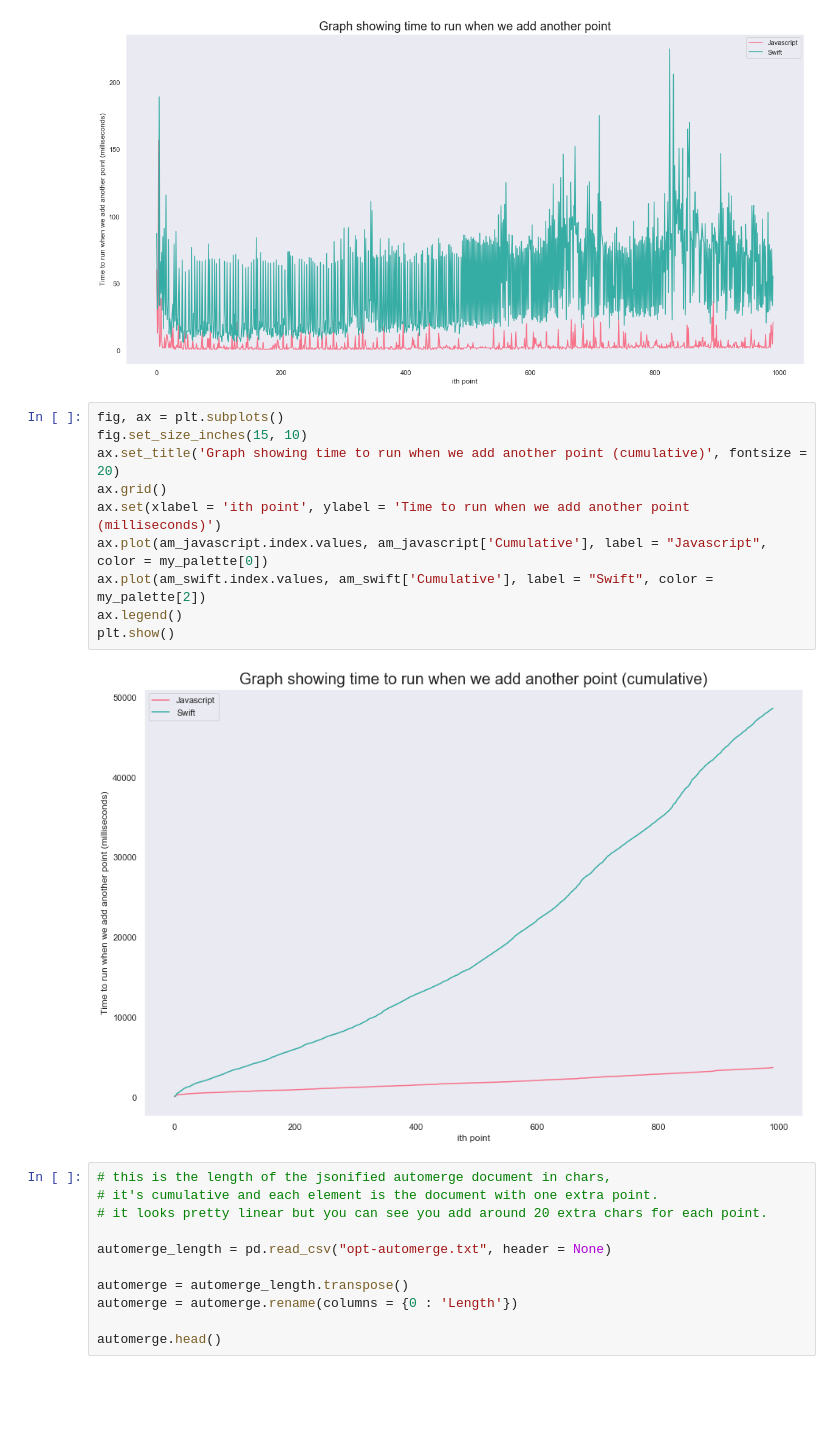
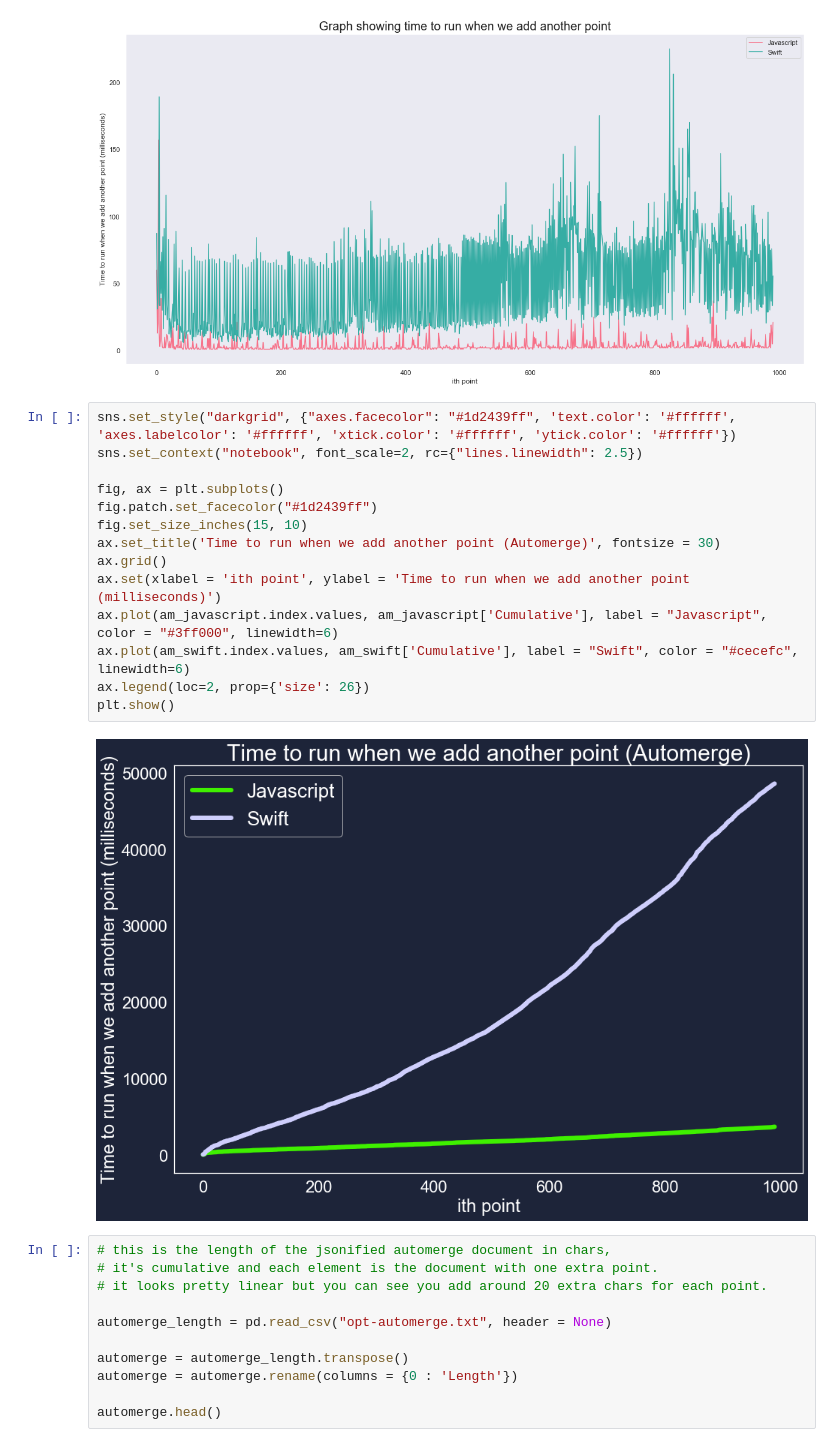
Before and after one commit to mnckapilan/crdt-canvas, a Jupyter notebook: Performance Engineering/Performance Engineering.ipynb, the cells around one changed output. Cells and saved outputs as stored; diff of their text form; blank space fills up the shorter version.

Commit message:
Improves graphs visually and includes native swift graphs.

```diff
--- a/Performance Engineering/Performance Engineering.ipynb
+++ b/Performance Engineering/Performance Engineering.ipynb
@@ -77,17 +77,21 @@ plt.show()
 # %% [output]
 [figure]
 # %%
+sns.set_style("darkgrid", {"axes.facecolor": "#1d2439ff", 'text.color': '#ffffff',  'axes.labelcolor': '#ffffff', 'xtick.color': '#ffffff', 'ytick.color': '#ffffff'})
+sns.set_context("notebook", font_scale=2, rc={"lines.linewidth": 2.5})
+
 fig, ax = plt.subplots()
+fig.patch.set_facecolor("#1d2439ff")
 fig.set_size_inches(15, 10)
-ax.set_title('Graph showing time to run when we add another point (cumulative)', fontsize = 20)
+ax.set_title('Time to run when we add another point (Automerge)', fontsize = 30)
 ax.grid()
 ax.set(xlabel = 'ith point', ylabel = 'Time to run when we add another point (milliseconds)')
-ax.plot(am_javascript.index.values, am_javascript['Cumulative'], label = "Javascript", color = my_palette[0])
-ax.plot(am_swift.index.values, am_swift['Cumulative'], label = "Swift", color = my_palette[2])
-ax.legend()
+ax.plot(am_javascript.index.values, am_javascript['Cumulative'], label = "Javascript", color = "#3ff000", linewidth=6)
+ax.plot(am_swift.index.values, am_swift['Cumulative'], label = "Swift", color = "#cecefc", linewidth=6)
+ax.legend(loc=2, prop={'size': 26})
 plt.show()
 # %% [output]
-[figure, old version]
+[figure, new version]
 # %%
 # this is the length of the jsonified automerge document in chars,
 # it's cumulative and each element is the document with one extra point.
```
Also changed, not shown: parts of 2 cells of this notebook, 3 other files.
